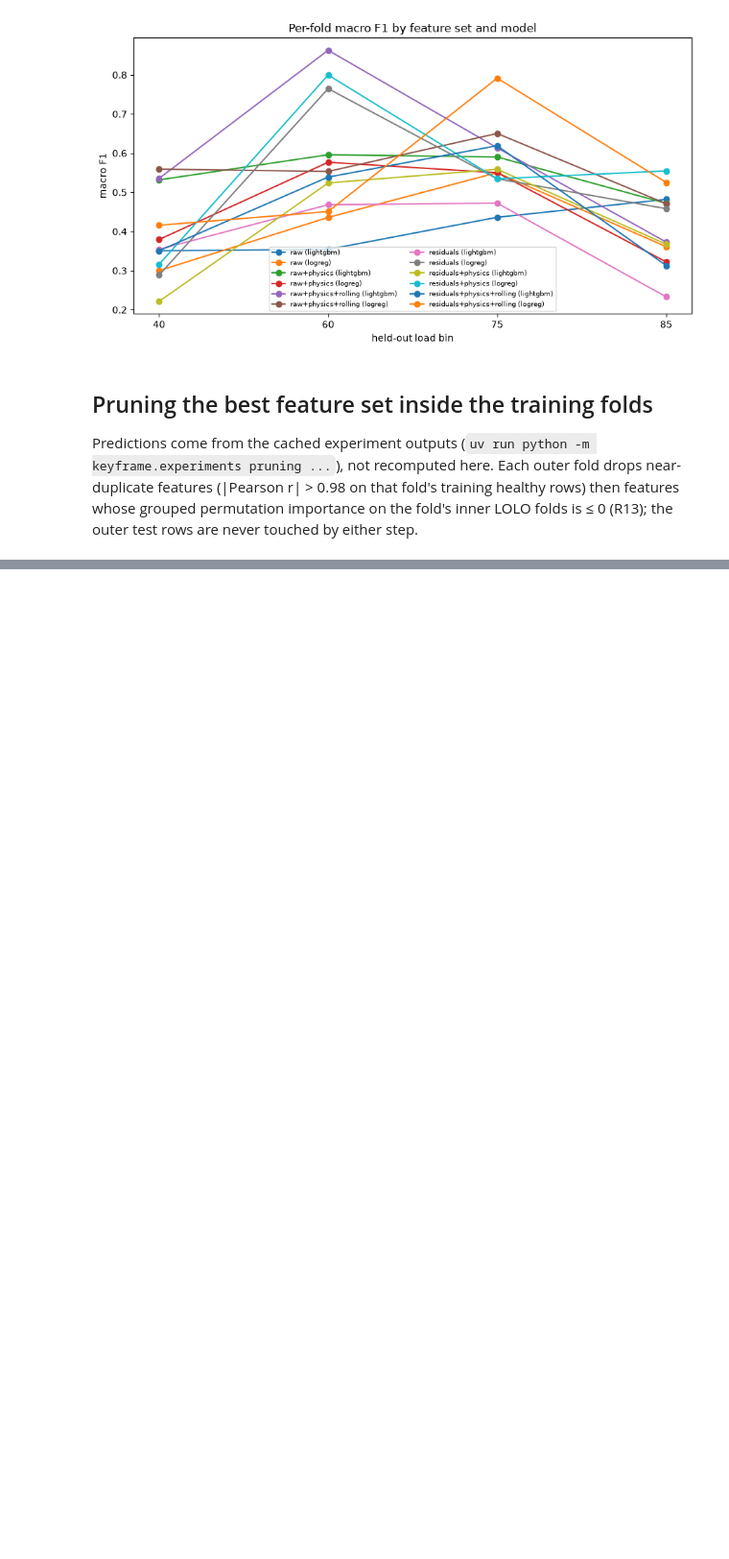
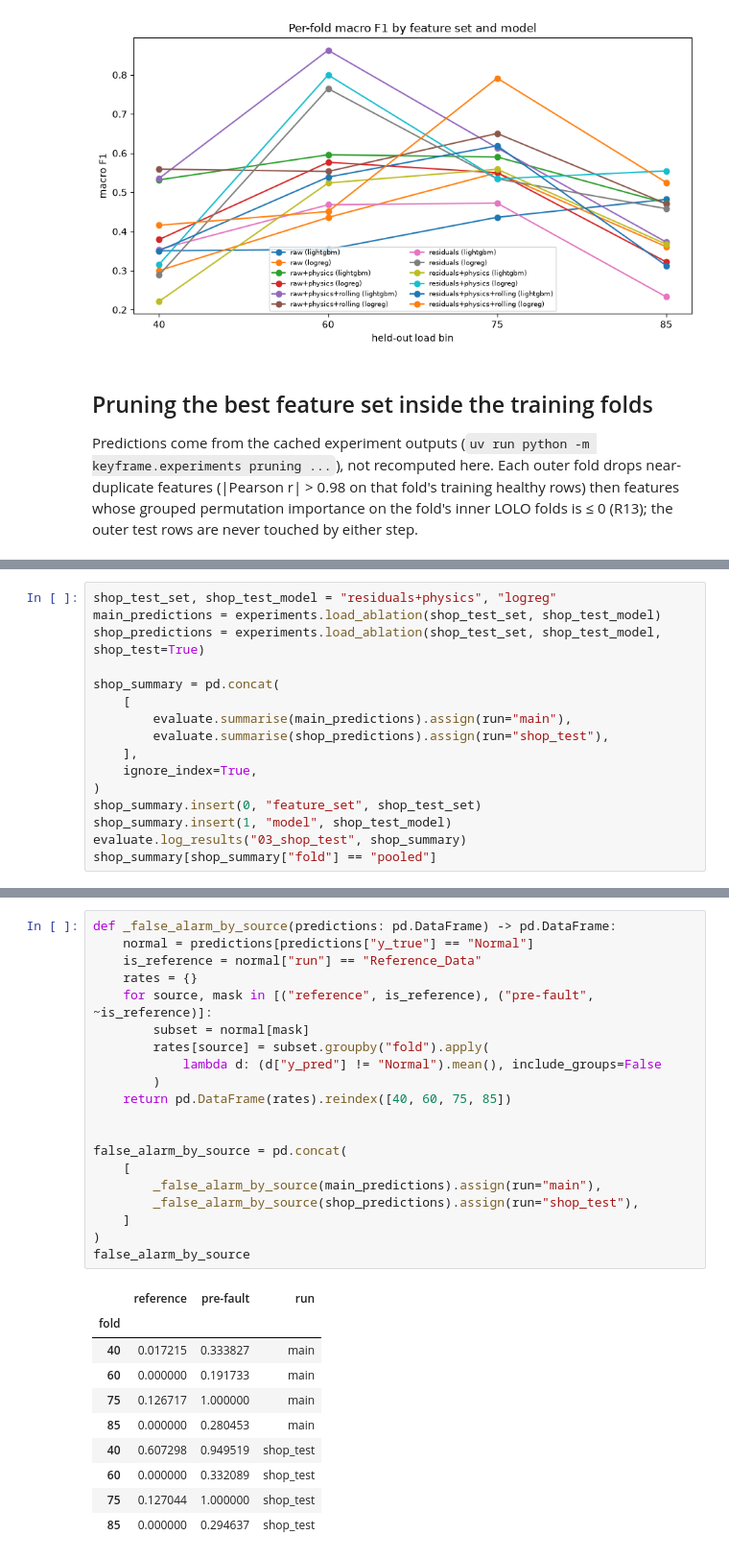
Before and after one commit to MrNahadi/KeyFrame, a Jupyter notebook: notebooks/03_feature_engineering.ipynb, the cells around one changed output, grey strips where cells are left out. Shown at 96% size. Drawn from its saved outputs; the diff is of its cells as text; blank space fills up the shorter version.

Commit message:
feat(T-008): shop-test score, findings and feature-set decision (ADR 0006)

```diff
--- a/notebooks/03_feature_engineering.ipynb
+++ b/notebooks/03_feature_engineering.ipynb
@@ -143,0 +155,16 @@ Notebook 03 part 3 reports the shop-test score, findings and the decision.
+# %%
+shop_test_set, shop_test_model = "residuals+physics", "logreg"
+main_predictions = experiments.load_ablation(shop_test_set, shop_test_model)
+shop_predictions = experiments.load_ablation(shop_test_set, shop_test_model, shop_test=True)
+
+shop_summary = pd.concat(
+    [
+        evaluate.summarise(main_predictions).assign(run="main"),
+        evaluate.summarise(shop_predictions).assign(run="shop_test"),
+    ],
+    ignore_index=True,
+)
+shop_summary.insert(0, "feature_set", shop_test_set)
+shop_summary.insert(1, "model", shop_test_model)
+evaluate.log_results("03_shop_test", shop_summary)
+shop_summary[shop_summary["fold"] == "pooled"]
@@ -143,0 +181,31 @@ Notebook 03 part 3 reports the shop-test score, findings and the decision.
+# %%
+def _false_alarm_by_source(predictions: pd.DataFrame) -> pd.DataFrame:
+    normal = predictions[predictions["y_true"] == "Normal"]
+    is_reference = normal["run"] == "Reference_Data"
+    rates = {}
+    for source, mask in [("reference", is_reference), ("pre-fault", ~is_reference)]:
+        subset = normal[mask]
+        rates[source] = subset.groupby("fold").apply(
+            lambda d: (d["y_pred"] != "Normal").mean(), include_groups=False
+        )
+    return pd.DataFrame(rates).reindex([40, 60, 75, 85])
+
+
+false_alarm_by_source = pd.concat(
+    [
+        _false_alarm_by_source(main_predictions).assign(run="main"),
+        _false_alarm_by_source(shop_predictions).assign(run="shop_test"),
+    ]
+)
+false_alarm_by_source
+# %% [output]
+|  | reference | pre-fault | run |
+| fold |  |  |  |
+| 40 | 0.017215 | 0.333827 | main |
+| 60 | 0.000000 | 0.191733 | main |
+| 75 | 0.126717 | 1.000000 | main |
+| 85 | 0.000000 | 0.280453 | main |
+| 40 | 0.607298 | 0.949519 | shop_test |
+| 60 | 0.000000 | 0.332089 | shop_test |
+| 75 | 0.127044 | 1.000000 | shop_test |
+| 85 | 0.000000 | 0.294637 | shop_test |
```
Also changed, not shown: parts of 9 cells of this notebook, 6 other files.
